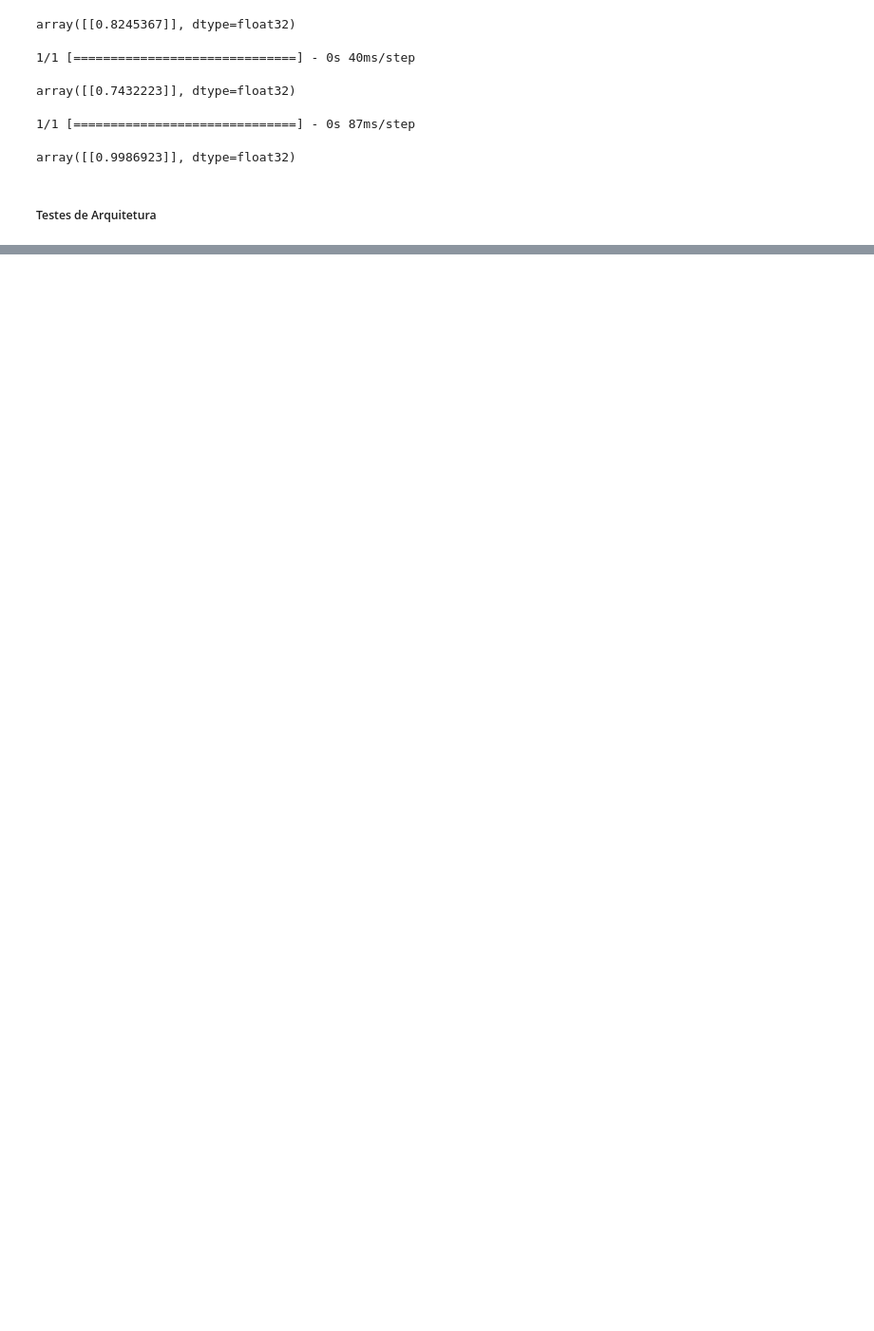
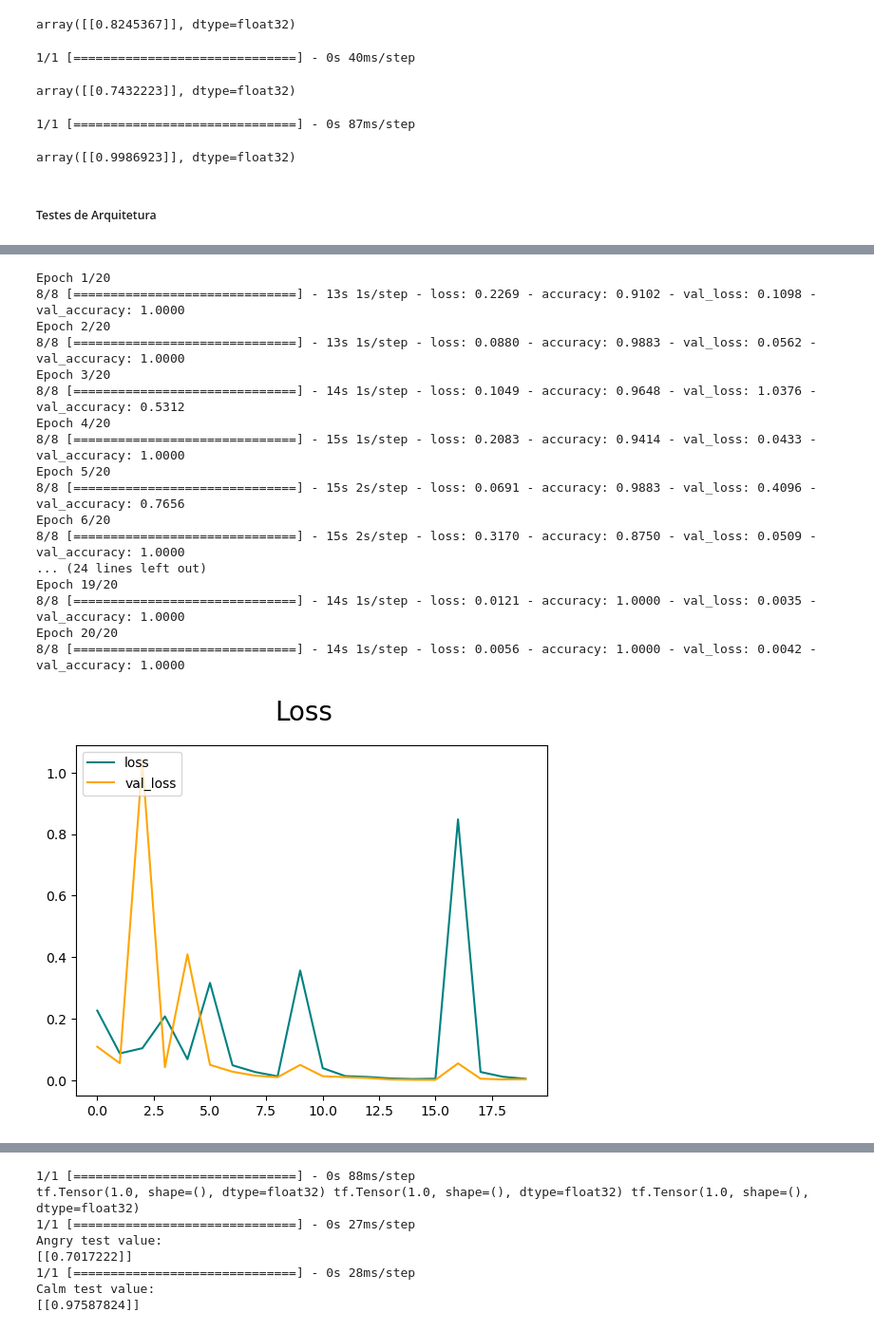
Before and after one commit to joaoHMeireles/Binary-Classification-Tests, a Jupyter notebook: BinaryClassificationTests.ipynb, the cells around one changed output, grey strips where cells are left out. Shown at 95% size. Drawn from its saved outputs; the diff is of its cells as text; code cells hidden in the pictures; blank space fills up the shorter version.

```diff
--- a/BinaryClassificationTests.ipynb
+++ b/BinaryClassificationTests.ipynb
@@ -313,2 +404,13 @@ modeloPrimario.add(Dense(1, activation='sigmoid'))
 # %%
-novoModelo = Sequential()
+dropoutModel = Sequential([
+    Conv2D(16, (3,3), 1, activation='relu', input_shape=(256,256,3)),
+    MaxPooling2D(),
+    Conv2D(32, (3,3), 1, activation='relu'),
+    MaxPooling2D(),
+    Conv2D(16, (3,3), 1, activation='relu'),
+    MaxPooling2D(),
+    Dropout(0.2),
+    Flatten(),
+    Dense(256, activation='relu'),
+    Dense(1, activation='sigmoid')
+])
@@ -316,0 +437,28 @@ mnovoModelo.add(Conv2D(16, (3,3), 1, activation='relu', input_shape=(256,256,3))
+# %%
+dropoutModel.compile('adam', loss=tf.losses.BinaryCrossentropy(), metrics=['accuracy'])
+
+# mudancas para testar:
+# optmizer='rmsprop' | adam,
+# chosen_metrics=['accuracy', 'binary_accuracy'] | ['binary_accuracy']
+# %%
+# dropout_model.h5
+modelMeasurements(dropoutModel, model_name='dropout_model.h5')
+# %% [output]
+Epoch 1/20
+8/8 [==============================] - 13s 1s/step - loss: 0.2269 - accuracy: 0.9102 - val_loss: 0.1098 - val_accuracy: 1.0000
+Epoch 2/20
+8/8 [==============================] - 13s 1s/step - loss: 0.0880 - accuracy: 0.9883 - val_loss: 0.0562 - val_accuracy: 1.0000
+Epoch 3/20
+8/8 [==============================] - 14s 1s/step - loss: 0.1049 - accuracy: 0.9648 - val_loss: 1.0376 - val_accuracy: 0.5312
+Epoch 4/20
+8/8 [==============================] - 15s 1s/step - loss: 0.2083 - accuracy: 0.9414 - val_loss: 0.0433 - val_accuracy: 1.0000
+Epoch 5/20
+8/8 [==============================] - 15s 2s/step - loss: 0.0691 - accuracy: 0.9883 - val_loss: 0.4096 - val_accuracy: 0.7656
+Epoch 6/20
+8/8 [==============================] - 15s 2s/step - loss: 0.3170 - accuracy: 0.8750 - val_loss: 0.0509 - val_accuracy: 1.0000
+... (24 lines left out)
+Epoch 19/20
+8/8 [==============================] - 14s 1s/step - loss: 0.0121 - accuracy: 1.0000 - val_loss: 0.0035 - val_accuracy: 1.0000
+Epoch 20/20
+8/8 [==============================] - 14s 1s/step - loss: 0.0056 - accuracy: 1.0000 - val_loss: 0.0042 - val_accuracy: 1.0000
+[figure, added]
@@ -316,0 +466,8 @@ mnovoModelo.add(Conv2D(16, (3,3), 1, activation='relu', input_shape=(256,256,3))
+1/1 [==============================] - 0s 88ms/step
+tf.Tensor(1.0, shape=(), dtype=float32) tf.Tensor(1.0, shape=(), dtype=float32) tf.Tensor(1.0, shape=(), dtype=float32)
+1/1 [==============================] - 0s 27ms/step
+Angry test value:
+[[0.7017222]]
+1/1 [==============================] - 0s 28ms/step
+Calm test value:
+[[0.97587824]]
```
Also changed, not shown: parts of 28 cells of this notebook, 10 other files.
